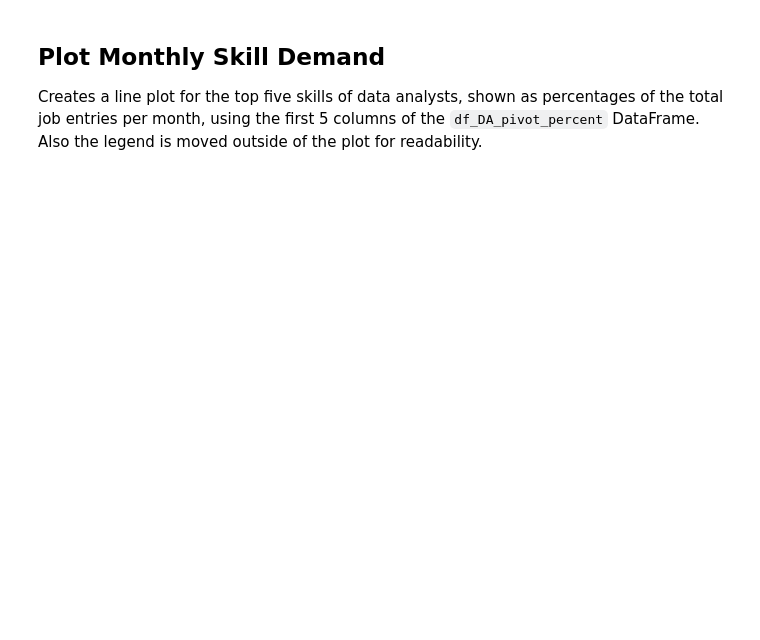
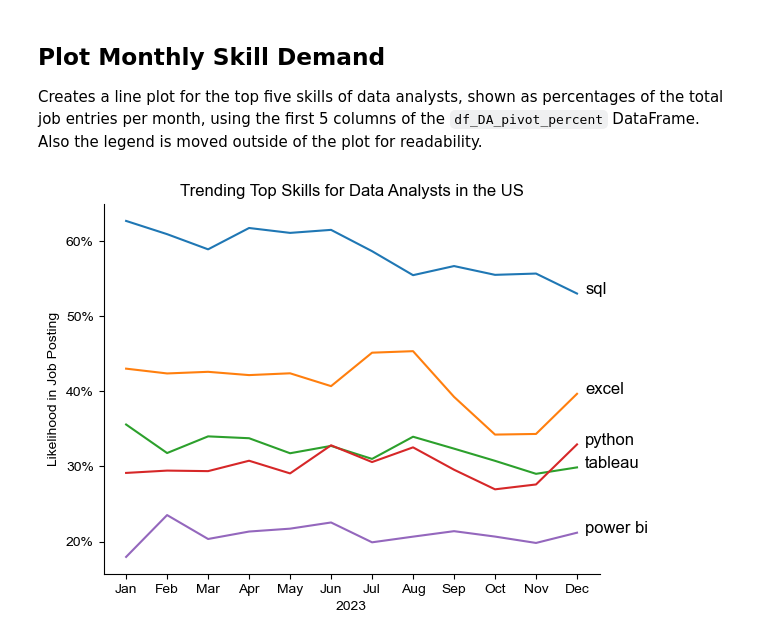
Before and after one commit to boumhamdifatima/data_science, a Jupyter notebook: 3_Project/3_Skills_Trend.ipynb, the cells around one changed output. Cells and saved outputs as stored; diff of their text form; code cells hidden in the pictures; blank space fills up the shorter version.

```diff
--- a/3_Project/3_Skills_Trend.ipynb
+++ b/3_Project/3_Skills_Trend.ipynb
@@ -57,3 +110,8 @@ This is good but totals can be misleading without context. Percentages clarify r
 ##  Calculate Percentage of Total Jobs
 
 Calculates the total number of entries for each month in `df_DA` by grouping the data by `month` and counting the number of occurrences in each group, storing the results in `DA_totals`. This is needed to compute the percentages.
+# %%
+# Get monthly totals
+DA_totals = df_DA_US.groupby('job_posted_month_no').size()
+
+DA_totals
@@ -60,2 +133,13 @@ Calculates the total number of entries for each month in `df_DA` by grouping the
 # %% [markdown]
 This code calculates the percentage of each skill's occurrence for each month by dividing the first 12 rows of the `df_DA_pivot` DataFrame, which contains skill counts, by the monthly totals in `DA_totals` and multiplying by 100. The new DataFrame, `df_DA_pivot_percent`, shows skill distributions as percentages of total monthly job entries.
+# %%
+# divide first 12 rows of df_DA_pivot by DA_totals
+df_DA_US_percent = df_DA_US_pivot.iloc[:12].div(DA_totals/100, axis=0)
+
+# changes month number to month name
+df_DA_US_percent = df_DA_US_percent.reset_index()
+df_DA_US_percent['job_posted_month'] = df_DA_US_percent['job_posted_month_no'].apply(lambda x: pd.to_datetime(x, format='%m').strftime('%b'))
+df_DA_US_percent = df_DA_US_percent.set_index('job_posted_month')
+df_DA_US_percent = df_DA_US_percent.drop(columns='job_posted_month_no')
+
+df_DA_US_percent
@@ -63,3 +163,24 @@ This code calculates the percentage of each skill's occurrence for each month by
 ##  Plot Monthly Skill Demand
 
 Creates a line plot for the top five skills of data analysts, shown as percentages of the total job entries per month, using the first 5 columns of the `df_DA_pivot_percent` DataFrame. Also the legend is moved outside of the plot for readability.
+# %%
+from matplotlib.ticker import PercentFormatter
+
+df_plot = df_DA_US_percent.iloc[:, :5]
+sns.lineplot(data=df_plot, dashes=False, legend='full', palette='tab10')
+sns.set_theme(style='ticks')
+sns.despine() # remove top and right spines
+
+plt.title('Trending Top Skills for Data Analysts in the US')
+plt.ylabel('Likelihood in Job Posting')
+plt.xlabel('2023')
+plt.legend().remove()
+plt.gca().yaxis.set_major_formatter(PercentFormatter(decimals=0))
+
+# annotate the plot with the top 5 skills using plt.text()
+for i in range(5):
+    plt.text(11.2, df_plot.iloc[-1, i], df_plot.columns[i], color='black')
+
+plt.show()
+# %% [output]
+[figure, added]
```
Also changed, not shown: parts of 5 cells of this notebook, 8 other files.
